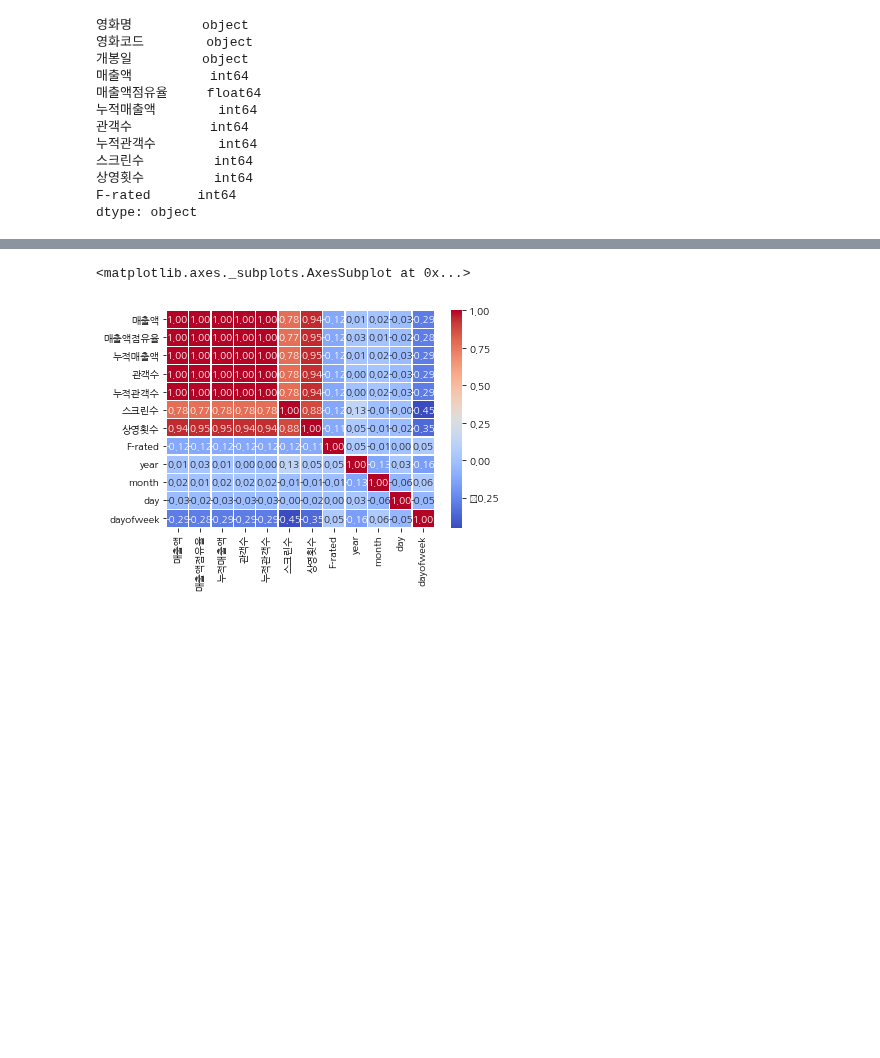
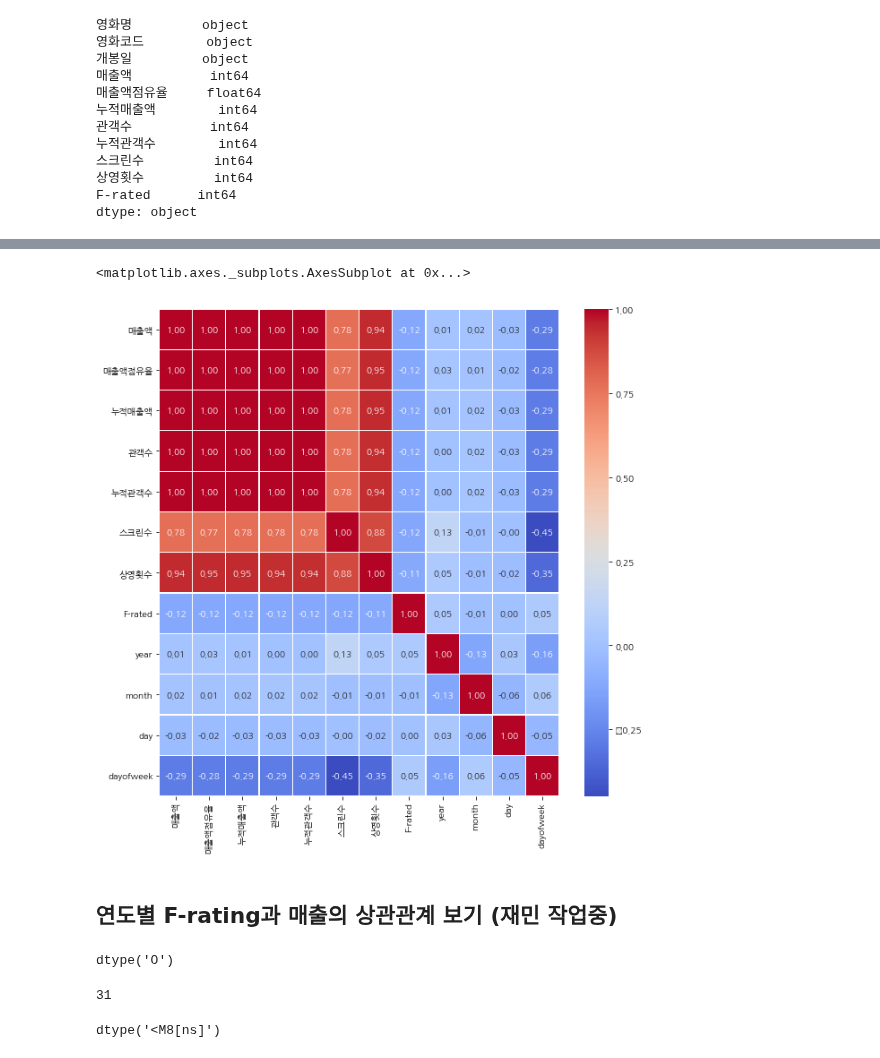
Before and after one commit to kim4pb/Female-led-Korean-Films, a Jupyter notebook: 02.EDA/F-rated_correlation.ipynb, the cells around one changed output, grey strips where cells are left out. Cells and saved outputs as stored; diff of their text form; code cells hidden in the pictures; blank space fills up the shorter version.

```diff
--- a/02.EDA/F-rated_correlation.ipynb
+++ b/02.EDA/F-rated_correlation.ipynb
@@ -46,0 +112,7 @@ dtype: object
+# %%
+column_list = ['순위', '영화명', '영화코드', '개봉일', '매출액', '매출액점유율', '누적매출액', '관객수', '누적관객수',
+               '스크린수', '상영횟수', '대표국적', '국적', '제작사', '배급사', '등급', '장르', 'F-rated',
+               '감독', '대표감독', '감독코드', '감독성별', '역할_감독',
+               '작가', '대표작가', '작가코드', '작가성별', '역할_시나리오(각본)',
+               '배우', '주연배우', '배우코드', '배우성별', '역할_배우', '배역명']
+df = df[column_list]
@@ -130,8 +213,18 @@ df_in_digit.corr()
 | day | -0.029194 | -0.024255 | -0.029256 | -0.028603 | -0.028675 | -0.002000 | -0.020723 | 0.002593 | 0.030652 | -0.055615 | 1.000000 | ... |
 | dayofweek | -0.286490 | -0.283503 | -0.286543 | -0.286909 | -0.286970 | -0.447734 | -0.347923 | 0.054074 | -0.158594 | 0.058097 | -0.049931 | ... |
 # %%
-# plt.figure(figsize=[16, 16])
+plt.figure(figsize=[10, 10])
 sns.heatmap(df_in_digit.corr(), annot=True, fmt = '.2f', linewidths=0.2, cmap='coolwarm')
 # %% [output]
 <matplotlib.axes._subplots.AxesSubplot at 0x...>
-[figure, old version]
+[figure, new version]
+# %% [markdown]
+## 연도별 F-rating과 매출의 상관관계 보기 (재민 작업중)
+# %%
+df['개봉일'].dtype
+# %% [output]
+dtype('O')
+# %%
+df['개봉일'].isnull().sum()
+# %% [output]
+31
@@ -137,0 +233,4 @@ sns.heatmap(df_in_digit.corr(), annot=True, fmt = '.2f', linewidths=0.2, cmap='c
+# %%
+df['개봉일'].dtype
+# %% [output]
+dtype('<M8[ns]')
```
Also changed, not shown: parts of 12 cells of this notebook.
